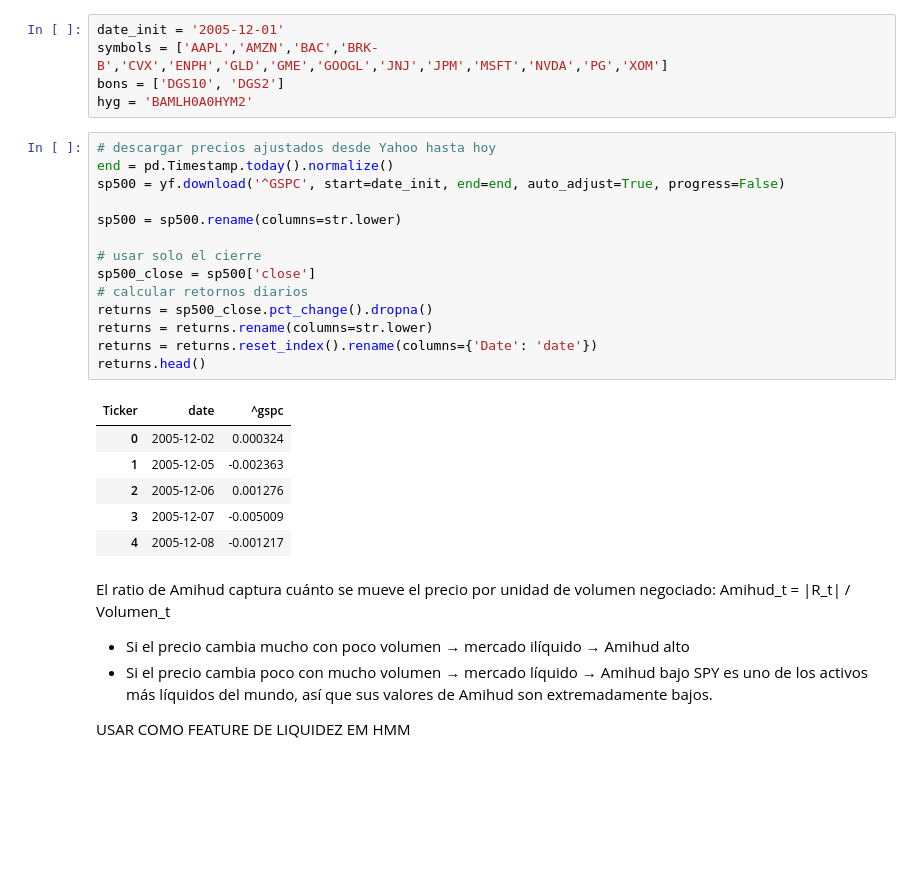
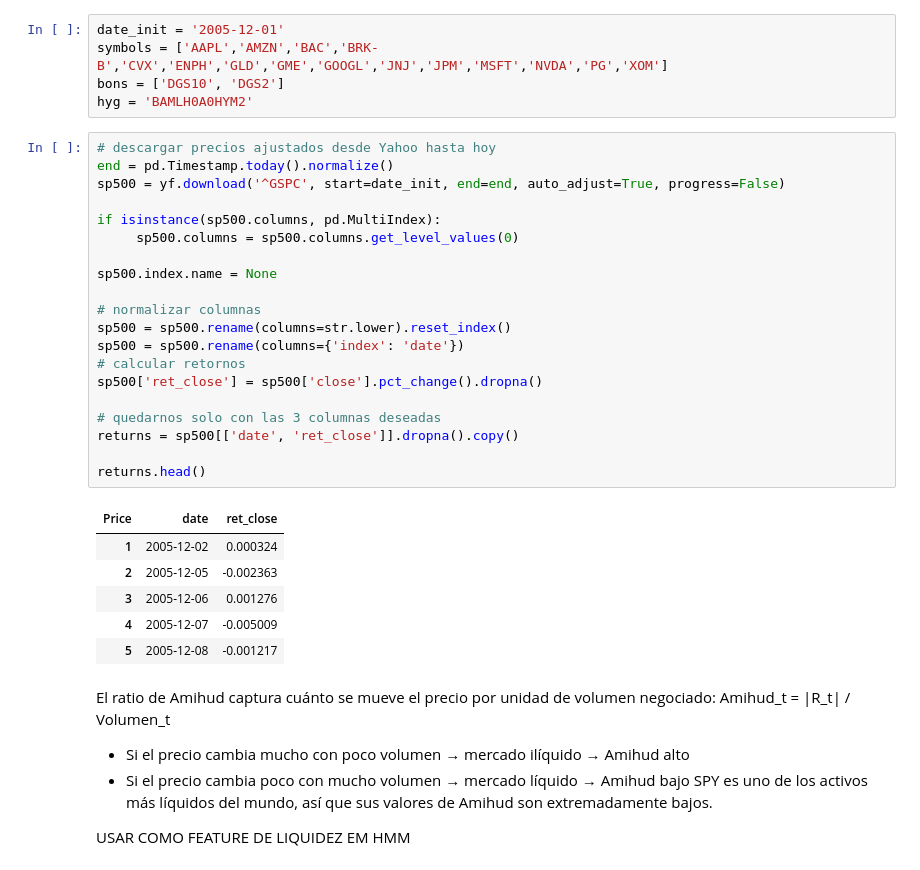
Before and after one commit to NataliaSJO/Practica-MIAX-gestion-de-riesgos, a Jupyter notebook: notebook.ipynb, the cells around one changed output. Drawn from its saved outputs; the diff is of its cells as text; blank space fills up the shorter version.

```diff
--- a/notebook.ipynb
+++ b/notebook.ipynb
@@ -31,24 +31,30 @@ hyg = 'BAMLH0A0HYM2'
 # %%
 # descargar precios ajustados desde Yahoo hasta hoy
 end = pd.Timestamp.today().normalize()
 sp500 = yf.download('^GSPC', start=date_init, end=end, auto_adjust=True, progress=False)
 
-sp500 = sp500.rename(columns=str.lower)
+if isinstance(sp500.columns, pd.MultiIndex):
+     sp500.columns = sp500.columns.get_level_values(0)
 
-# usar solo el cierre
-sp500_close = sp500['close']
-# calcular retornos diarios
-returns = sp500_close.pct_change().dropna()
-returns = returns.rename(columns=str.lower)
-returns = returns.reset_index().rename(columns={'Date': 'date'})
+sp500.index.name = None
+
+# normalizar columnas
+sp500 = sp500.rename(columns=str.lower).reset_index()
+sp500 = sp500.rename(columns={'index': 'date'})
+# calcular retornos
+sp500['ret_close'] = sp500['close'].pct_change().dropna()
+
+# quedarnos solo con las 3 columnas deseadas
+returns = sp500[['date', 'ret_close']].dropna().copy()
+
 returns.head()
 # %% [output]
-| Ticker | date | ^gspc |
-| 0 | 2005-12-02 | 0.000324 |
-| 1 | 2005-12-05 | -0.002363 |
-| 2 | 2005-12-06 | 0.001276 |
-| 3 | 2005-12-07 | -0.005009 |
-| 4 | 2005-12-08 | -0.001217 |
+| Price | date | ret_close |
+| 1 | 2005-12-02 | 0.000324 |
+| 2 | 2005-12-05 | -0.002363 |
+| 3 | 2005-12-06 | 0.001276 |
+| 4 | 2005-12-07 | -0.005009 |
+| 5 | 2005-12-08 | -0.001217 |
 # %% [markdown]
 El ratio de Amihud captura cuánto se mueve el precio por unidad de volumen negociado:
 Amihud_t = |R_t| / Volumen_t
```
Also changed, not shown: parts of 8 cells of this notebook.
